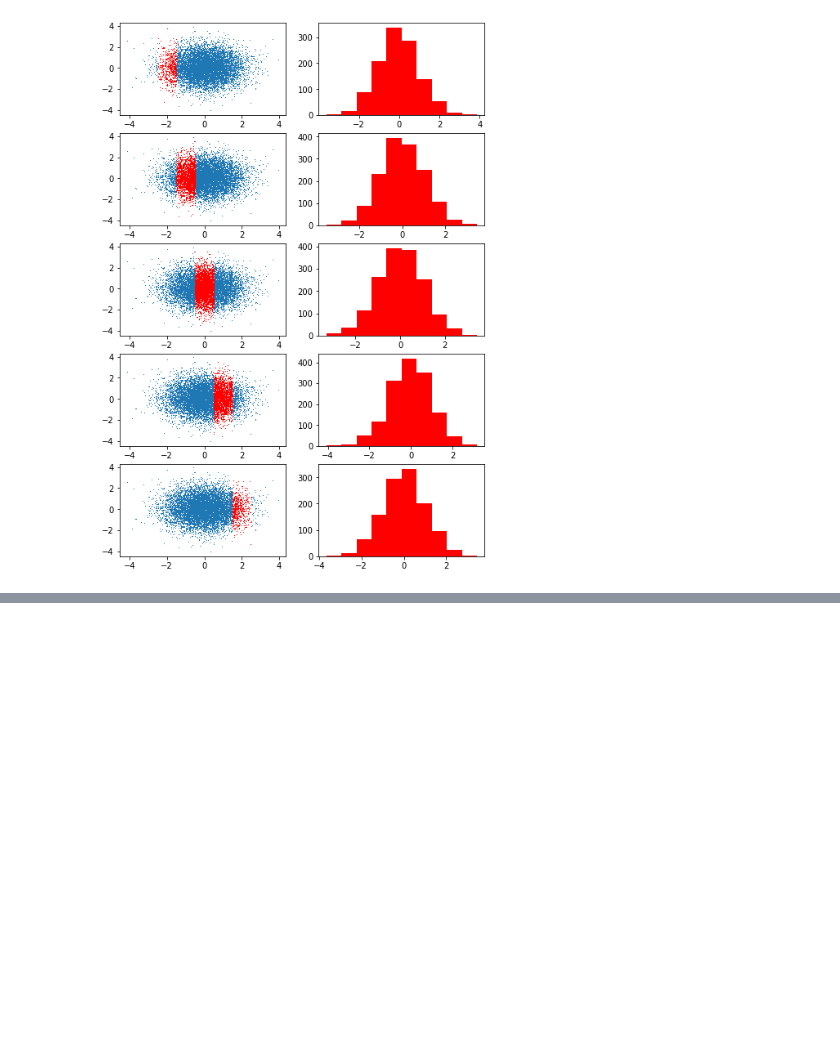
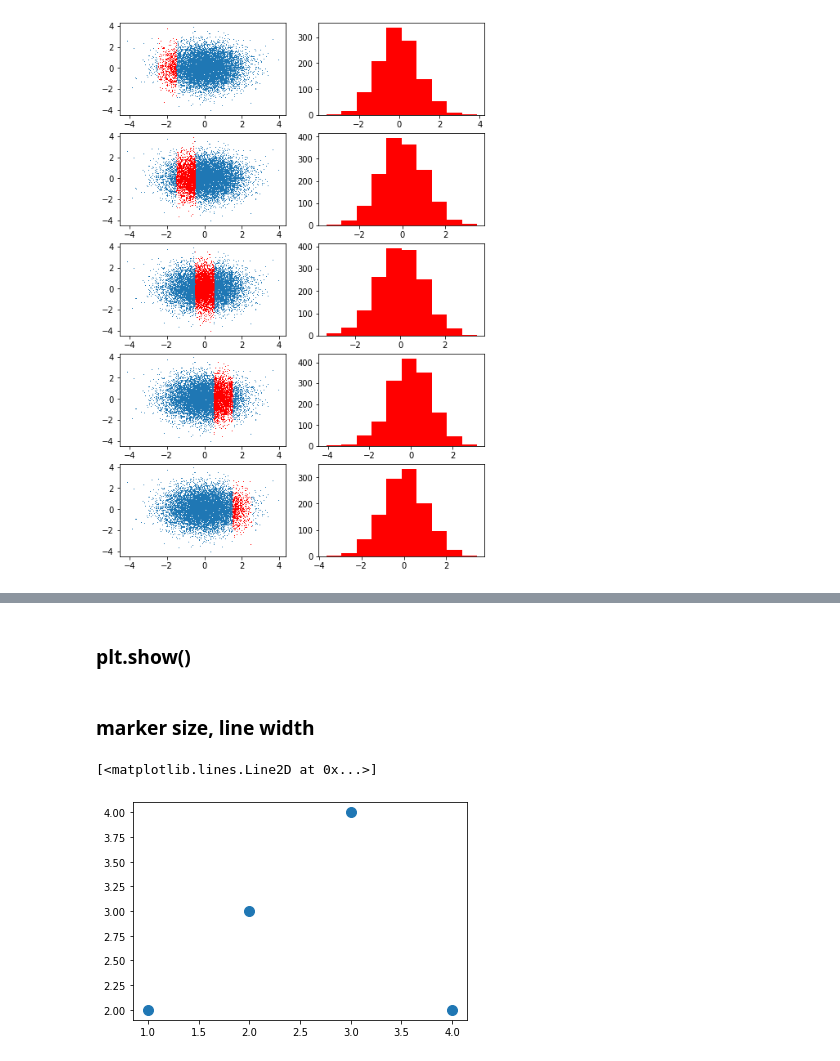
Before and after one commit to guebin/DV2022_backup, a Jupyter notebook: _notebooks/draft.ipynb, the cells around one changed output, grey strips where cells are left out. Cells and saved outputs as stored; diff of their text form; code cells hidden in the pictures; blank space fills up the shorter version.

```diff
--- a/_notebooks/draft.ipynb
+++ b/_notebooks/draft.ipynb
@@ -159,0 +168,9 @@ h([+0.6,+1.0],[x3,y3],ax[4,1])
+# %% [markdown]
+### plt.show()
+# %% [markdown]
+### marker size, line width
+# %%
+plt.plot([1,2,3,4],[2,3,4,2],'o',ms=10)
+# %% [output]
+[<matplotlib.lines.Line2D at 0x...>]
+[figure, added]
```
Also changed, not shown: parts of 52 cells of this notebook.
